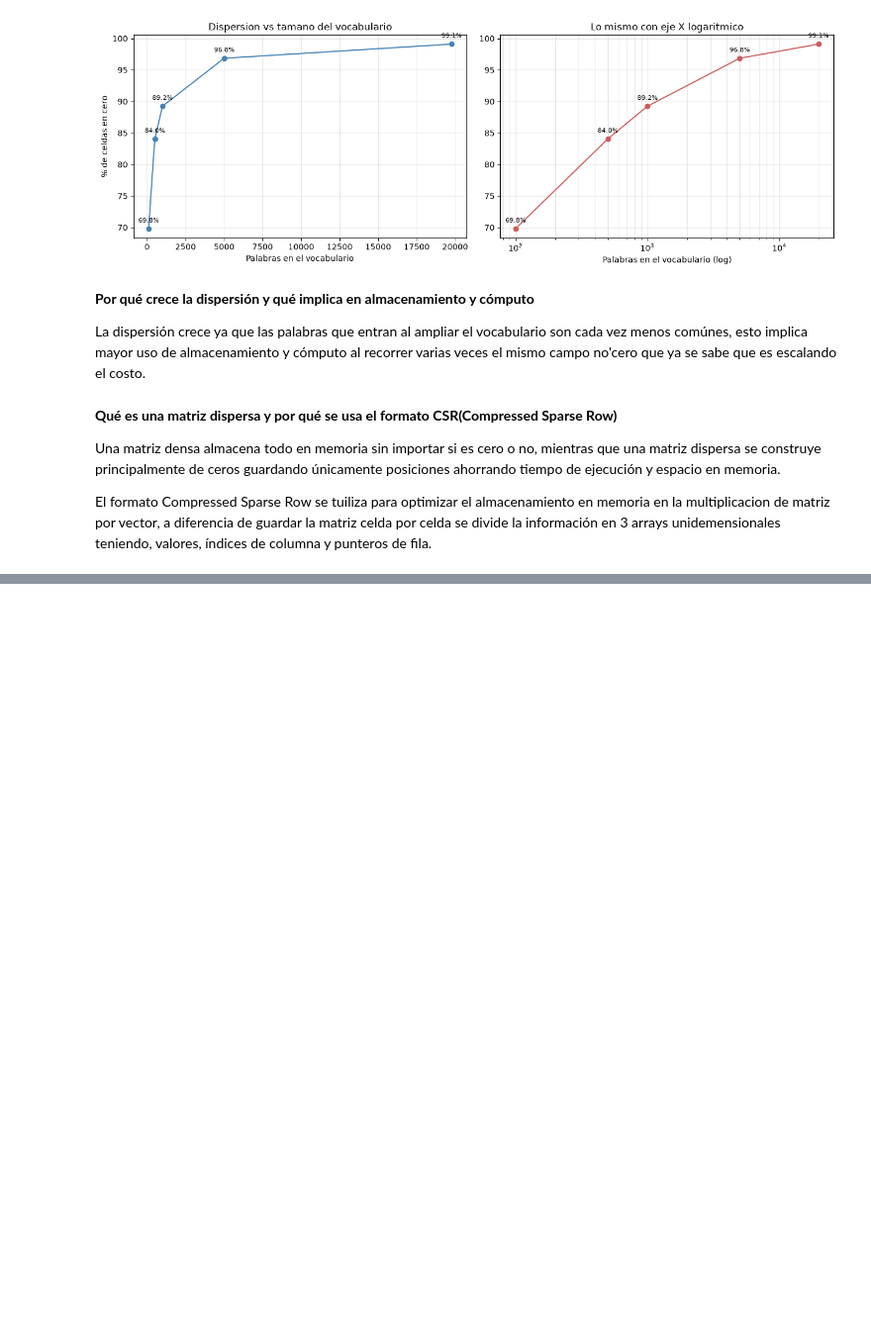
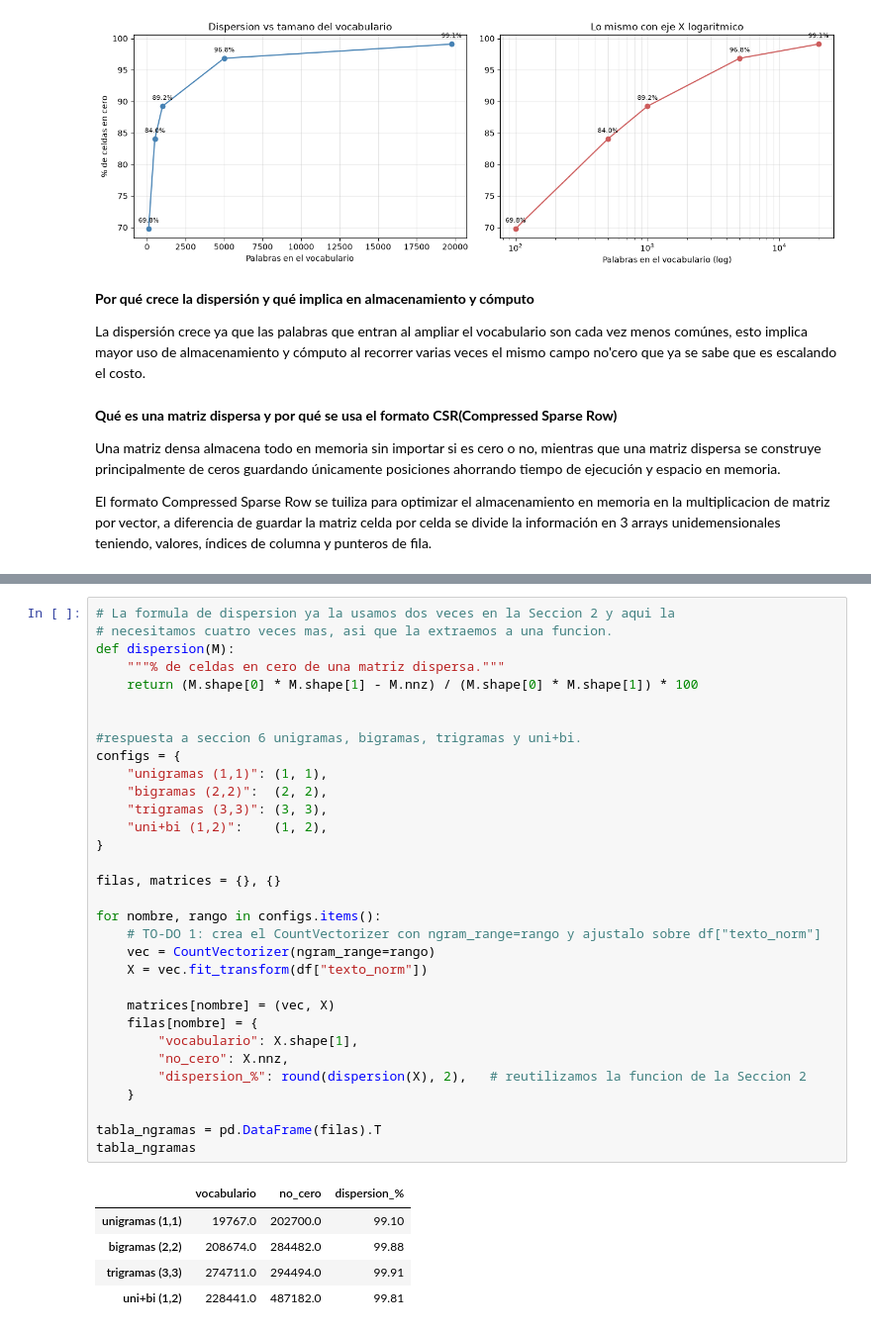
Before and after one commit to George11Albadr/Natural_Language_Processing, a Jupyter notebook: Lab#1/Laboratorio1_Preparacion_Corpus_EDA.ipynb, the cells around one changed output, grey strips where cells are left out. Shown at 99% size. Cells and saved outputs as stored; diff of their text form; blank space fills up the shorter version.

```diff
--- a/Lab#1/Laboratorio1_Preparacion_Corpus_EDA.ipynb
+++ b/Lab#1/Laboratorio1_Preparacion_Corpus_EDA.ipynb
@@ -838,0 +846,38 @@ El formato Compressed Sparse Row se tuiliza para optimizar el almacenamiento en
+# %%
+# La formula de dispersion ya la usamos dos veces en la Seccion 2 y aqui la
+# necesitamos cuatro veces mas, asi que la extraemos a una funcion.
+def dispersion(M):
+    """% de celdas en cero de una matriz dispersa."""
+    return (M.shape[0] * M.shape[1] - M.nnz) / (M.shape[0] * M.shape[1]) * 100
+
+
+#respuesta a seccion 6 unigramas, bigramas, trigramas y uni+bi.
+configs = {
+    "unigramas (1,1)": (1, 1),
+    "bigramas (2,2)":  (2, 2),
+    "trigramas (3,3)": (3, 3),
+    "uni+bi (1,2)":    (1, 2),
+}
+
+filas, matrices = {}, {}
+
+for nombre, rango in configs.items():
+    # TO-DO 1: crea el CountVectorizer con ngram_range=rango y ajustalo sobre df["texto_norm"]
+    vec = CountVectorizer(ngram_range=rango)
+    X = vec.fit_transform(df["texto_norm"])
+
+    matrices[nombre] = (vec, X)
+    filas[nombre] = {
+        "vocabulario": X.shape[1],
+        "no_cero": X.nnz,
+        "dispersion_%": round(dispersion(X), 2),   # reutilizamos la funcion de la Seccion 2
+    }
+
+tabla_ngramas = pd.DataFrame(filas).T
+tabla_ngramas
+# %% [output]
+|  | vocabulario | no_cero | dispersion_% |
+| unigramas (1,1) | 19767.0 | 202700.0 | 99.10 |
+| bigramas (2,2) | 208674.0 | 284482.0 | 99.88 |
+| trigramas (3,3) | 274711.0 | 294494.0 | 99.91 |
+| uni+bi (1,2) | 228441.0 | 487182.0 | 99.81 |
```
Also changed, not shown: parts of 19 cells of this notebook.
